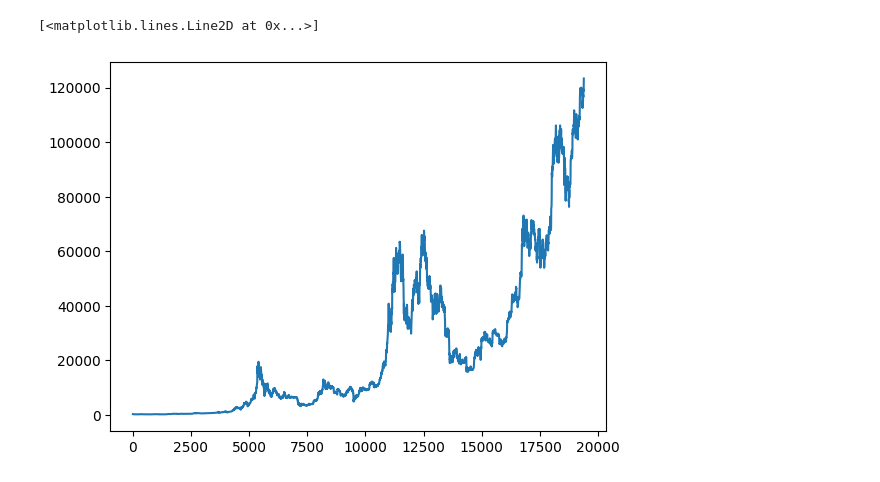
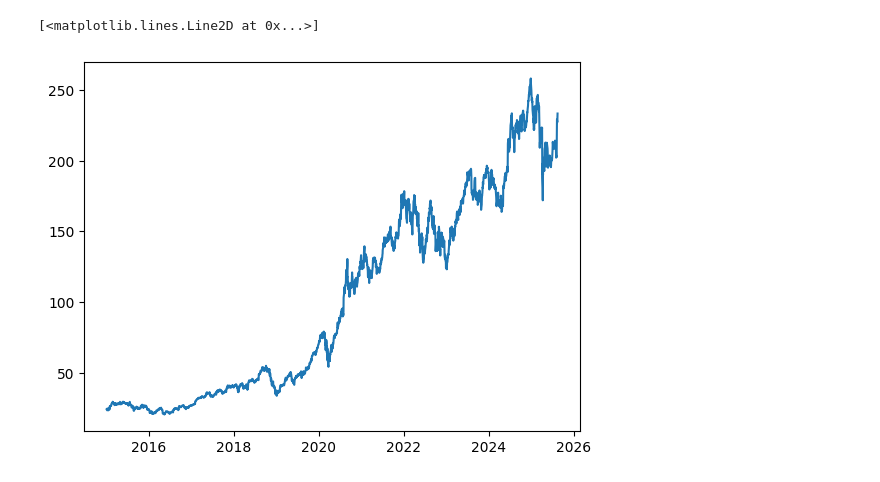
Before and after one commit to wilsonwilliams/AI-PortOpt, a Jupyter notebook: notebooks/prototype.ipynb, the cells around one changed output. Cells and saved outputs as stored; diff of their text form; code cells hidden in the pictures.

Commit message:
data preprocessing + cleaning + saving

```diff
--- a/notebooks/prototype.ipynb
+++ b/notebooks/prototype.ipynb
@@ -9,7 +6,0 @@ from datetime import date
-# %%
-# Define assets and date ranges
-tickers = ['AAPL', 'GOOGL', 'TSLA', 'BND', 'BTC-USD']
-start_date = '2015-01-01'
-end_date = date.today()
-train_end = '2020-12-31'
-val_end = '2022-06-30'
@@ -23,0 +7,7 @@ YF.download() has changed argument auto_adjust default to True
+# %%
+def get_data(tickers, start, end):
+    """Fetch stock data for multiple tickers and compute log returns."""
+    df = yf.download(tickers, start=start, end=end)['Close']
+    log_returns = np.log(df / df.shift(1))
+    log_returns.dropna(inplace=True)
+    return df, log_returns
@@ -23,0 +25,7 @@ YF.download() has changed argument auto_adjust default to True
+# %%
+TICKERS = ['AAPL', 'MSFT', 'GOOGL']
+START = datetime(2015, 1, 1)
+END = datetime.today()
+# %%
+prices, returns = get_data(TICKERS, START, END)
+prices, returns
@@ -24,5 +62,5 @@ YF.download() has changed argument auto_adjust default to True
 # %%
-plt.plot(s["Close"])
+plt.plot(prices["AAPL"])
 # %% [output]
 [<matplotlib.lines.Line2D at 0x...>]
-[figure, old version]
+[figure, new version]
```
Also changed, not shown: parts of 16 cells of this notebook, 13 other files.
